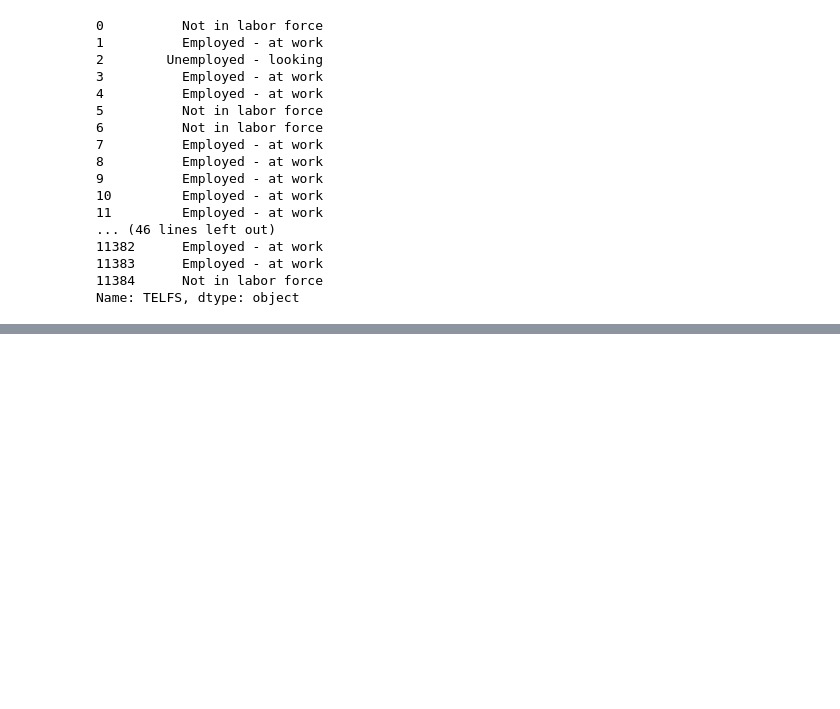
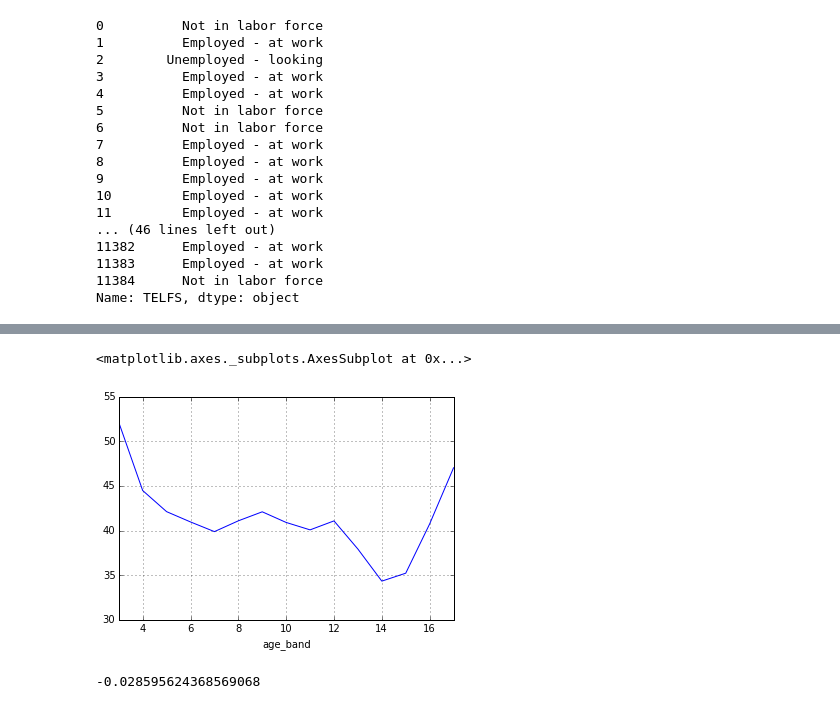
Before and after one commit to tiyd-python-2015-05/atus-analysis, a Jupyter notebook: Starting Point.ipynb, the cells around one changed output, grey strips where cells are left out. Drawn from its saved outputs; the diff is of its cells as text; code cells hidden in the pictures; blank space fills up the shorter version.

```diff
--- a/Starting Point.ipynb
+++ b/Starting Point.ipynb
@@ -281,0 +412,2 @@ Name: TELFS, dtype: object
+# %%
+summary_groom = summary_groom.rename(columns={"t010201": "minutes", "TUFINLWGT": "weight"})
@@ -281,0 +423,15 @@ Name: TELFS, dtype: object
+# %%
+summary_groom["weighted_minutes"] = summary_groom.weight * summary_groom.minutes
+# %%
+groom_by_age = summary_groom.groupby("age_band").aggregate(np.sum)
+# %%
+groom_by_age["mean_minutes"] = groom_by_age.weighted_minutes / groom_by_age.weight
+# %%
+groom_by_age.mean_minutes.plot()
+# %% [output]
+<matplotlib.axes._subplots.AxesSubplot at 0x...>
+[figure, added]
+# %%
+summary.TEAGE.corr(summary.t010201)
+# %% [output]
+-0.028595624368569068
```
Also changed, not shown: parts of 52 cells of this notebook.
